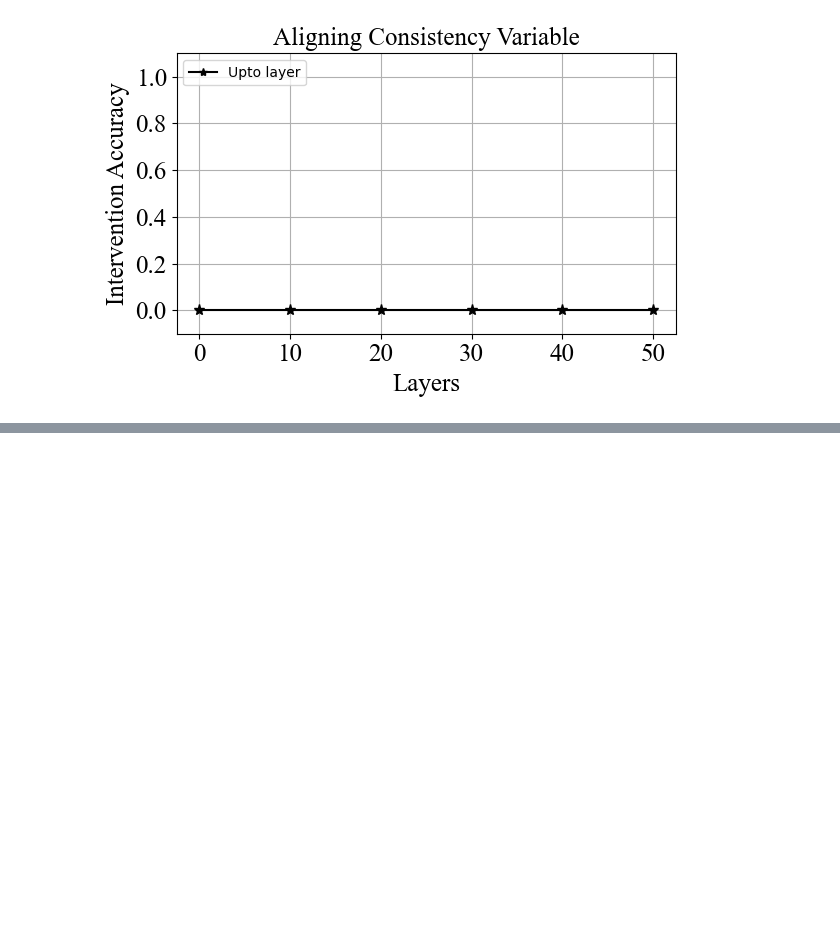
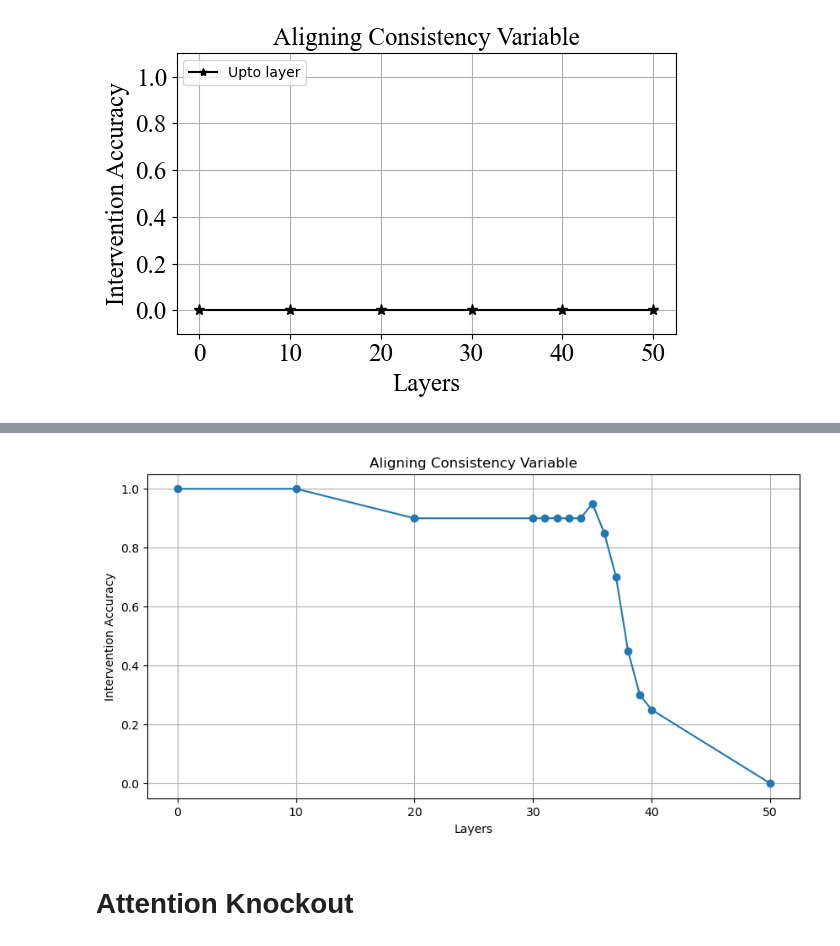
Before and after one commit to umango101/belief_tracking, a Jupyter notebook: notebooks/visibility.ipynb, the cells around one changed output, grey strips where cells are left out. Saved outputs shown, nothing was run; the diff lists cells and outputs as text; code cells hidden in the pictures; blank space fills up the shorter version.

```diff
--- a/notebooks/visibility.ipynb
+++ b/notebooks/visibility.ipynb
@@ -1821,0 +2085,4 @@ generator.save_html(filename="../plots/experiments/visibility_obj_charac_state.h
+# %%
+# Sort accs_visibility by key
+accs_visibility = dict(sorted(accs_visibility.items()))
+accs_visibility
@@ -1821,0 +2145,13 @@ generator.save_html(filename="../plots/experiments/visibility_obj_charac_state.h
+# %%
+# Plot accs_visibility using a line plot
+plt.figure(figsize=(10, 5))
+plt.plot(accs_visibility.keys(), accs_visibility.values(), marker='o')
+plt.xlabel("Layers")
+plt.ylabel("Intervention Accuracy")
+plt.title("Aligning Consistency Variable")
+plt.grid()
+plt.show()
+# %% [output]
+[figure, added]
+# %% [markdown]
+# Attention Knockout
```
Also changed, not shown: parts of 30 cells of this notebook, 5 other files.
